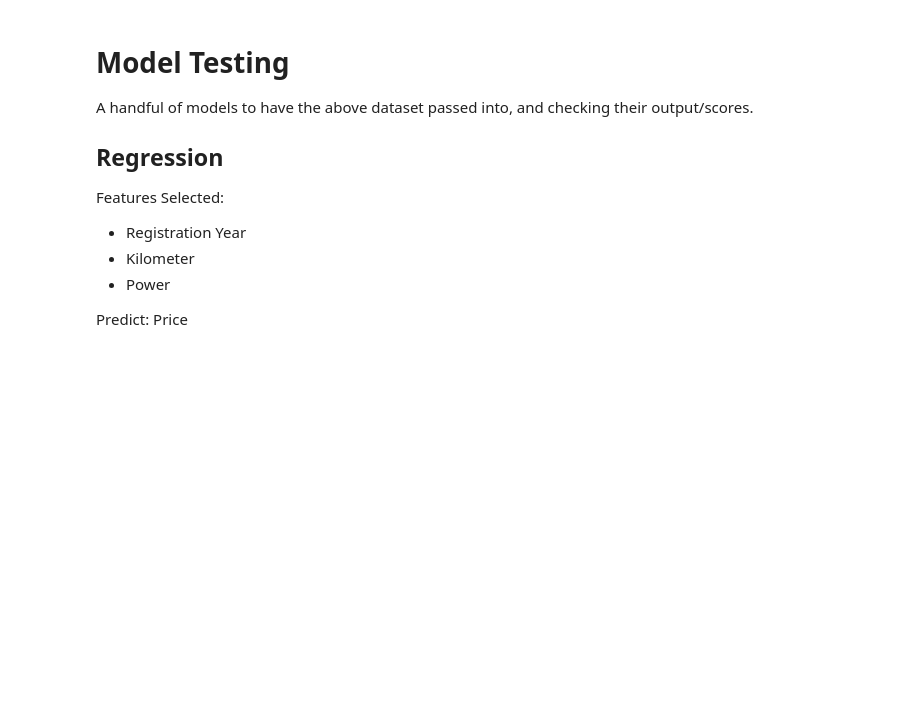
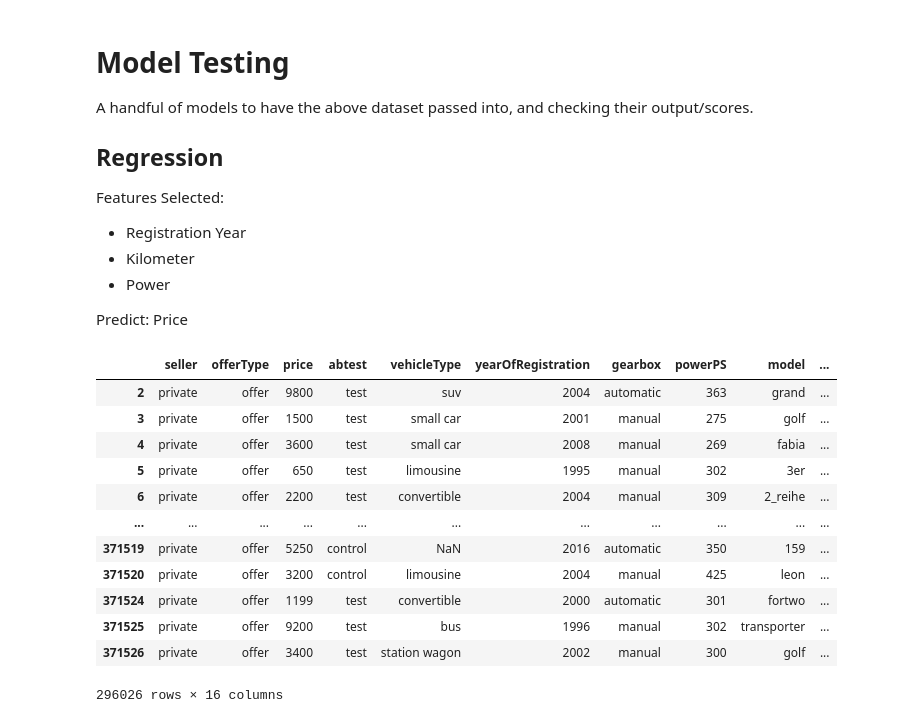
Before and after one commit to Supermjork/Much-Vroom, a Jupyter notebook: notebook/vroom.ipynb, the cells around one changed output. Drawn from its saved outputs; the diff is of its cells as text; code cells hidden in the pictures; blank space fills up the shorter version.

```diff
--- a/notebook/vroom.ipynb
+++ b/notebook/vroom.ipynb
@@ -558,0 +557,26 @@ Predict: Price
+# %%
+import scipy.stats as stats
+
+# Normalised some numbers to be z-score
+selected_data['regYear_norm'] = stats.zscore(selected_data['yearOfRegistration'], axis = 0, nan_policy = "omit")
+selected_data['kilometer_norm'] = stats.zscore(selected_data['kilometer'], axis = 0, nan_policy = "omit")
+selected_data['powerPS_norm'] = stats.zscore(selected_data['powerPS'], axis = 0, nan_policy = "omit")
+
+norm_dat = ['regYear_norm', 'kilometer_norm', 'powerPS_norm']
+dflt_dat = ['yearOfRegistration', 'kilometer', 'powerPS']
+
+selected_data
+# %% [output]
+|  | seller | offerType | price | abtest | vehicleType | yearOfRegistration | gearbox | powerPS | model | ... |
+| 2 | private | offer | 9800 | test | suv | 2004 | automatic | 363 | grand | ... |
+| 3 | private | offer | 1500 | test | small car | 2001 | manual | 275 | golf | ... |
+| 4 | private | offer | 3600 | test | small car | 2008 | manual | 269 | fabia | ... |
+| 5 | private | offer | 650 | test | limousine | 1995 | manual | 302 | 3er | ... |
+| 6 | private | offer | 2200 | test | convertible | 2004 | manual | 309 | 2_reihe | ... |
+| ... | ... | ... | ... | ... | ... | ... | ... | ... | ... | ... |
+| 371519 | private | offer | 5250 | control | NaN | 2016 | automatic | 350 | 159 | ... |
+| 371520 | private | offer | 3200 | control | limousine | 2004 | manual | 425 | leon | ... |
+| 371524 | private | offer | 1199 | test | convertible | 2000 | automatic | 301 | fortwo | ... |
+| 371525 | private | offer | 9200 | test | bus | 1996 | manual | 302 | transporter | ... |
+| 371526 | private | offer | 3400 | test | station wagon | 2002 | manual | 300 | golf | ... |
+296026 rows × 16 columns
```
Also changed, not shown: parts of 4 cells of this notebook.
